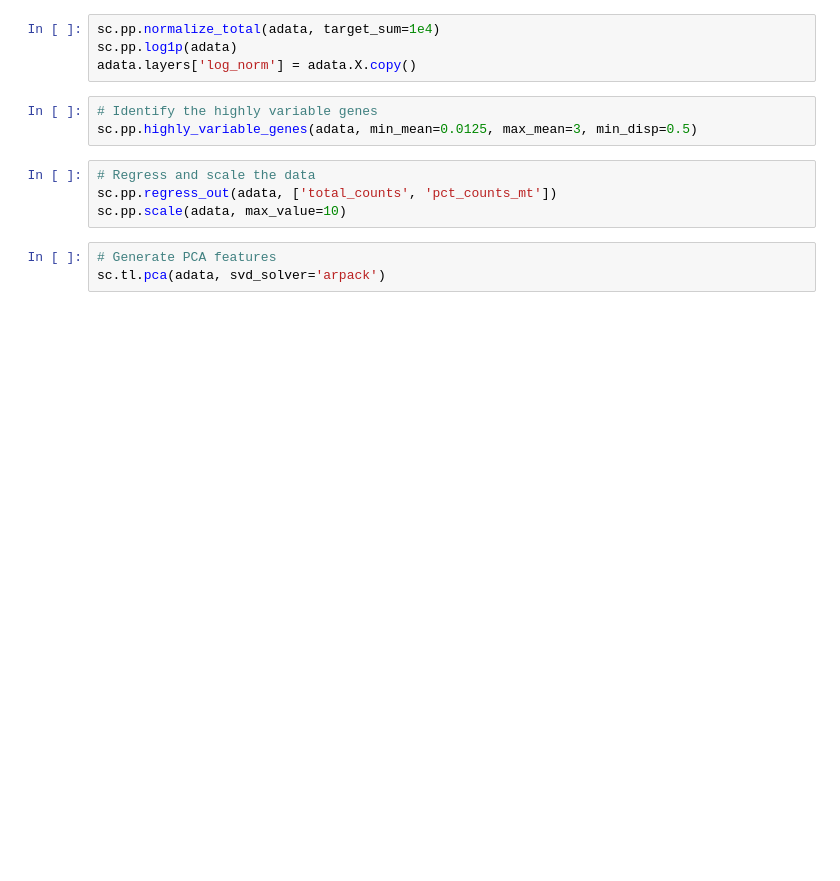
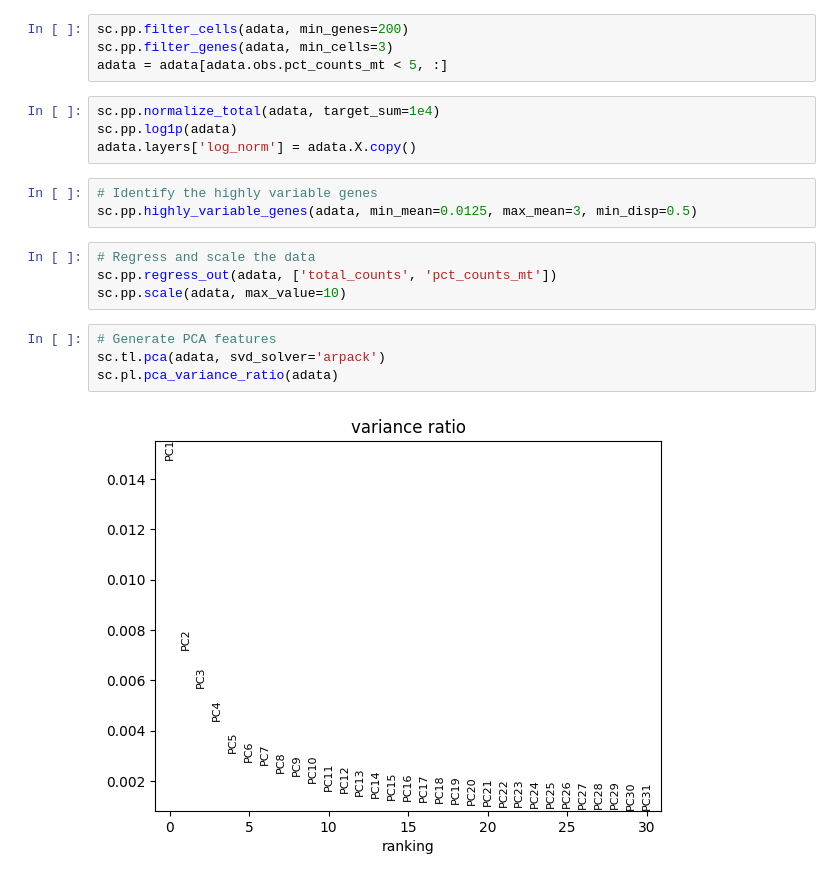
Before and after one commit to RixRasa/Genomics, a Jupyter notebook: WholeEmbryo.ipynb, the cells around one changed output. Saved outputs shown, nothing was run; the diff lists cells and outputs as text; blank space fills up the shorter version.

Commit message:
reorginazed and added mt filter

```diff
--- a/WholeEmbryo.ipynb
+++ b/WholeEmbryo.ipynb
@@ -53,3 +60,7 @@ sc.pl.scatter(adata, x="total_counts", y="n_genes_by_counts")
+# %%
+sc.pp.filter_cells(adata, min_genes=200)
+sc.pp.filter_genes(adata, min_cells=3)
+adata = adata[adata.obs.pct_counts_mt < 5, :]
 # %%
 sc.pp.normalize_total(adata, target_sum=1e4)
 sc.pp.log1p(adata)
@@ -64,6 +75,9 @@ sc.pp.scale(adata, max_value=10)
 # %%
 # Generate PCA features
 sc.tl.pca(adata, svd_solver='arpack')
+sc.pl.pca_variance_ratio(adata)
+# %% [output]
+[figure, added]
 # %%
 # Initialize the StandardScaler
 scaler = StandardScaler()
```
Also changed, not shown: parts of 6 cells of this notebook.
